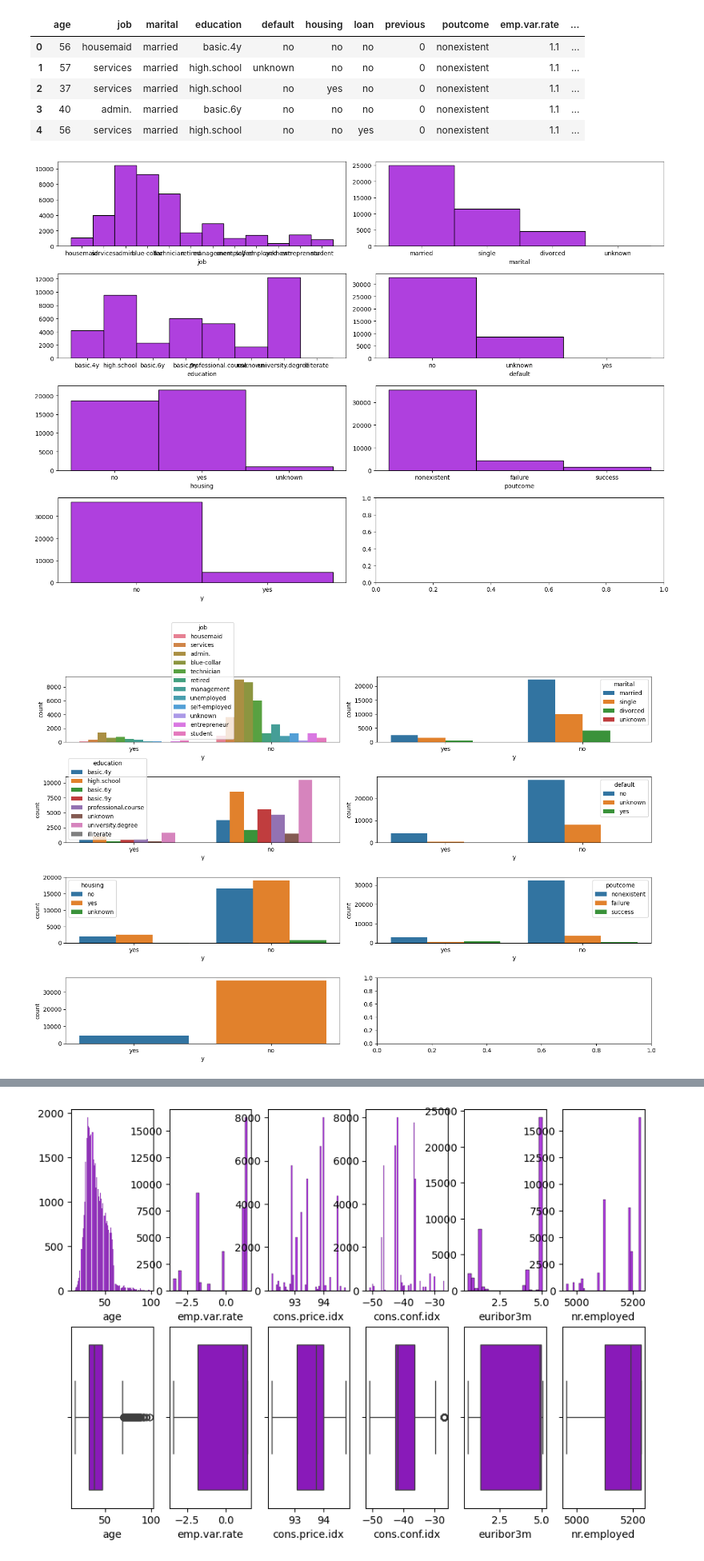
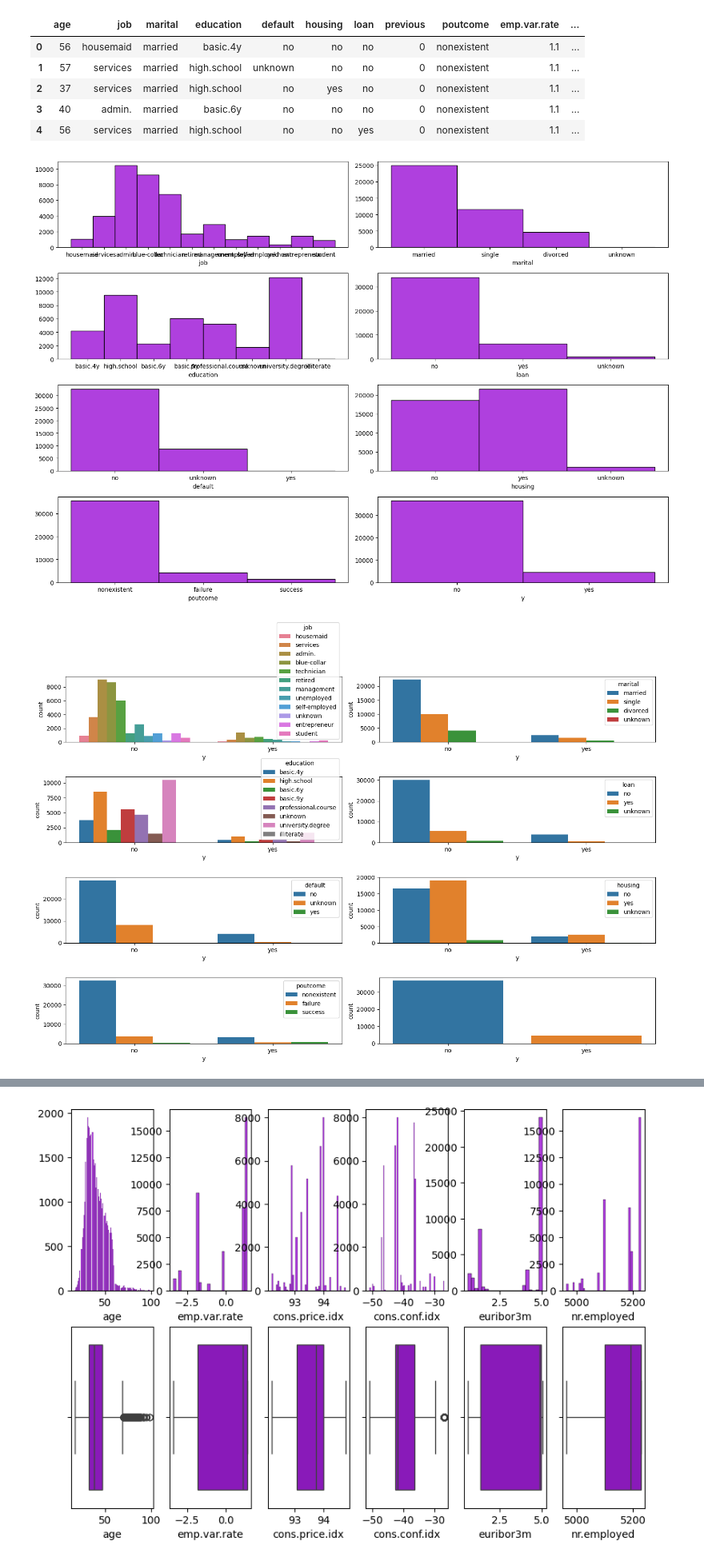
Before and after one commit to 4GeeksAcademy/machine-learning-python-template2, a Jupyter notebook: src/explore.ipynb, the cells around one changed output, grey strips where cells are left out. Shown at 80% size. Saved outputs shown, nothing was run; the diff lists cells and outputs as text; code cells hidden in the pictures.

```diff
--- a/src/explore.ipynb
+++ b/src/explore.ipynb
@@ -36,7 +56,7 @@ import seaborn as sns
 fig, axis = plt.subplots(4, 2, figsize = (15, 10.5))
 
 
-cols = ['job', 'marital', 'education', 'default', 'housing', 'poutcome', 'y']
+cols = ['job', 'marital', 'education', 'loan', 'default', 'housing', 'poutcome', 'y']
 
 for col, ax in zip(cols, axis.ravel()):
     sns.histplot(ax = ax, data = df, x = col, color = 'darkviolet').set(ylabel = None)
@@ -48,18 +68,18 @@ plt.tight_layout()
 
 plt.show()
 # %% [output]
-[figure, old version]
+[figure, new version]
 # %%
 fig, axis = plt.subplots(4, 2, figsize = (15, 10.5))
 
 
-cols = ['job', 'marital', 'education', 'default', 'housing', 'poutcome', 'y']
+cols = ['job', 'marital', 'education', 'loan', 'default', 'housing', 'poutcome', 'y']
 
 for col, ax in zip(cols, axis.ravel()):
     sns.countplot(ax = ax, data = df, x = 'y', hue =col)
 
 
 
 plt.tight_layout()
 # %% [output]
-[figure, old version]
+[figure, new version]
```
Also changed, not shown: parts of 25 cells of this notebook, 6 other files.
